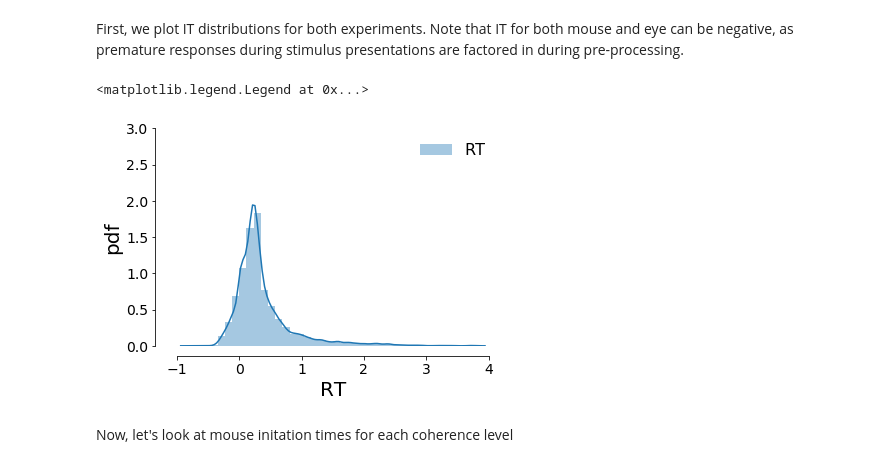
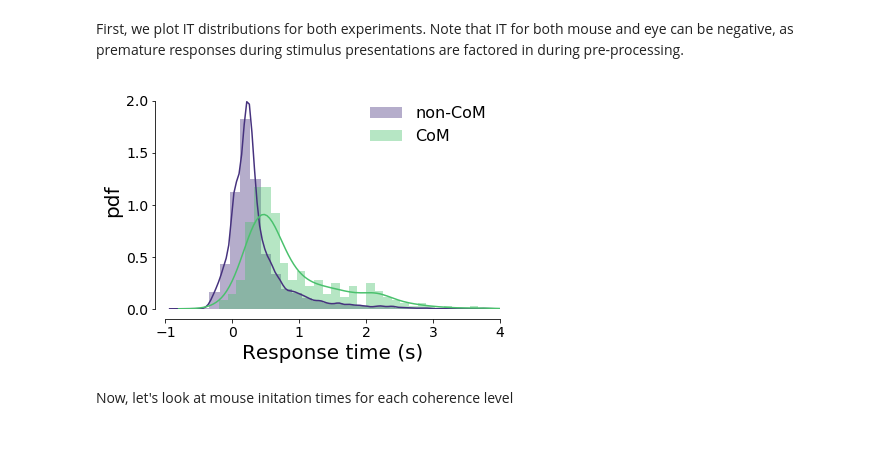
Before and after one commit to nidstigator/com_fixed_duration, a Jupyter notebook: analysis/response_times.ipynb, the cells around one changed output. Saved outputs shown, nothing was run; the diff lists cells and outputs as text; code cells hidden in the pictures; blank space fills up the shorter version.

Commit message:
RT plots updated

```diff
--- a/analysis/response_times.ipynb
+++ b/analysis/response_times.ipynb
@@ -114,16 +111,18 @@ def plot_var_grid(choices, var, col, hue, hue_order, col_order, markers, estimat
 # %% [markdown]
 First, we plot IT distributions for both experiments. Note that IT for both mouse and eye can be negative, as premature responses during stimulus presentations are factored in during pre-processing.
 # %%
-ax = sns.distplot(choices['RT'], bins=40, label='RT')
+sns.set_palette('viridis')
+ax = sns.distplot(choices[~choices.is_com].RT, bins=30, label='non-CoM', color='C0')
+sns.distplot(choices[choices.is_com].RT, bins=30, ax=ax, label='CoM', color='C4')
 ax.set_ylabel('pdf')
-# ax.set_xlim(-0.5, 1.5)
-ax.set_ylim(0, 3)
+ax.set_xlim(-1, 4)
+ax.set_xlabel('Response time (s)')
 sns.despine(ax=ax, trim=True, offset=10)
+
 plt.legend(frameon=False)
-# plt.savefig('../figures_output/hand_IT', bbox_inches='tight')
+plt.savefig(os.path.join(figure_path, 'RT.png') , bbox_inches='tight')
 # %% [output]
-<matplotlib.legend.Legend at 0x...>
-[figure, old version]
+[figure, new version]
 # %% [markdown]
 Now, let's look at mouse initation times for each coherence level
 # %%
```
Also changed, not shown: parts of 5 cells of this notebook, 3 other files.
